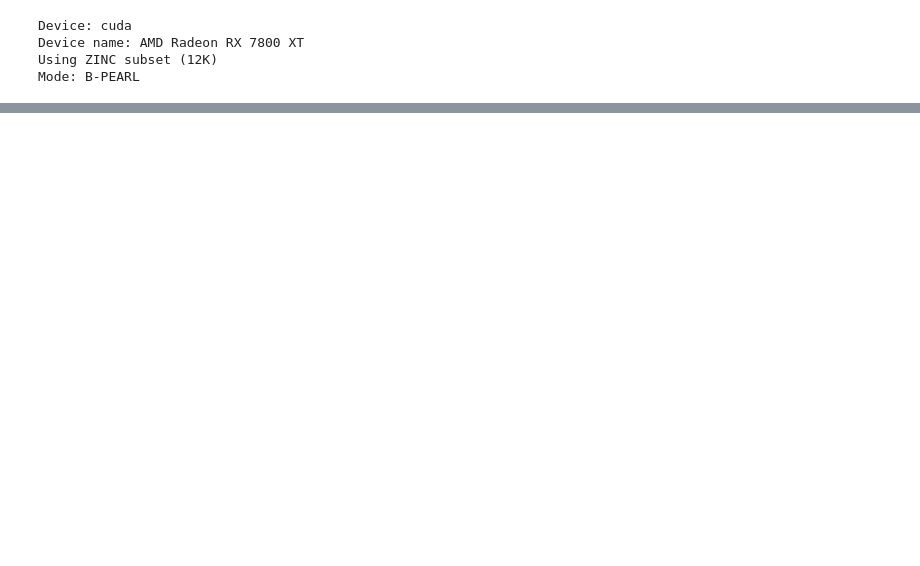
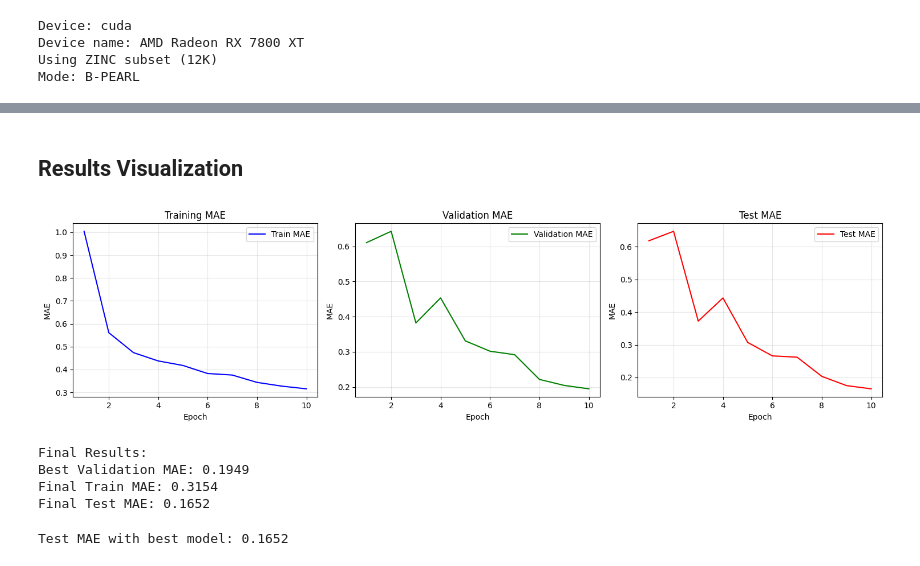
Before and after one commit to fax4ever/graph-neural-networks, a Jupyter notebook: pearl-gnn/pearl.ipynb, the cells around one changed output, grey strips where cells are left out. Drawn from its saved outputs; the diff is of its cells as text; code cells hidden in the pictures; blank space fills up the shorter version.

```diff
--- a/pearl-gnn/pearl.ipynb
+++ b/pearl-gnn/pearl.ipynb
@@ -233,7 +248,7 @@ class GIN(nn.Module):
             if self.batch_norms is not None and i < len(self.layers) - 1:
                 if mask is None:
                     X = self.batch_norms[i](X.transpose(2, 1)).transpose(2, 1) if X.ndim == 3 else self.batch_norms[i](X)
-                else:address
+                else:
                     X[mask] = self.batch_norms[i](X[mask])
             if self.residual:
                 X = X + X0
@@ -259,0 +586,27 @@ ModuleList(
+# %%
+# Optimizer
+optimizer = torch.optim.Adam(
+    model.get_param_groups(),
+    lr=hp.learning_rate,
+    weight_decay=hp.weight_decay
+)
+
+# Learning rate scheduler with warmup
+n_total_steps = len(train_loader) * hp.num_epochs
+
+def lr_lambda(curr_step: int) -> float:
+    """Linear warmup followed by linear decay."""
+    if curr_step < hp.n_warmup_steps:
+        return curr_step / max(1, hp.n_warmup_steps)
+    else:
+        return max(0.0, (n_total_steps - curr_step) / max(1, n_total_steps - hp.n_warmup_steps))
+
+scheduler = LambdaLR(optimizer, lr_lambda)
+
+# Loss functions
+criterion = nn.L1Loss(reduction="mean")  # MAE for training
+metric = nn.L1Loss(reduction="sum")  # MAE for evaluation
+
+print(f"Total training steps: {n_total_steps:,}")
+print(f"Warmup steps: {hp.n_warmup_steps}")
+print(f"Initial learning rate: {hp.learning_rate}")
@@ -259,0 +763,23 @@ ModuleList(
+# %% [markdown]
+## Results Visualization
+# %%
+# Plot training progress
+plot_training_progress(train_losses, val_losses, test_losses)
+
+# Print final results
+print("\nFinal Results:")
+print(f"Best Validation MAE: {best_val_loss:.4f}")
+print(f"Final Train MAE: {train_losses[-1]:.4f}")
+print(f"Final Test MAE: {test_losses[-1]:.4f}")
+
+# Load best model and evaluate
+model.load_state_dict(torch.load('best_pearl_model.pth'))
+final_test_loss = evaluate_epoch(model, test_loader, metric, hp.device, desc="Final Test")
+print(f"\nTest MAE with best model: {final_test_loss:.4f}")
+# %% [output]
+[figure, added]
+Final Results:
+Best Validation MAE: 0.1949
+Final Train MAE: 0.3154
+Final Test MAE: 0.1652
+Test MAE with best model: 0.1652
```
Also changed, not shown: parts of 26 cells of this notebook, 6 other files.
